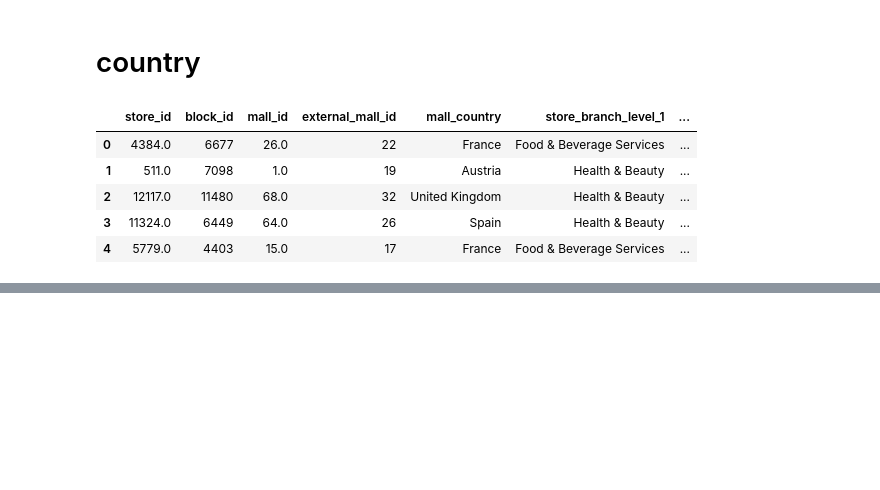
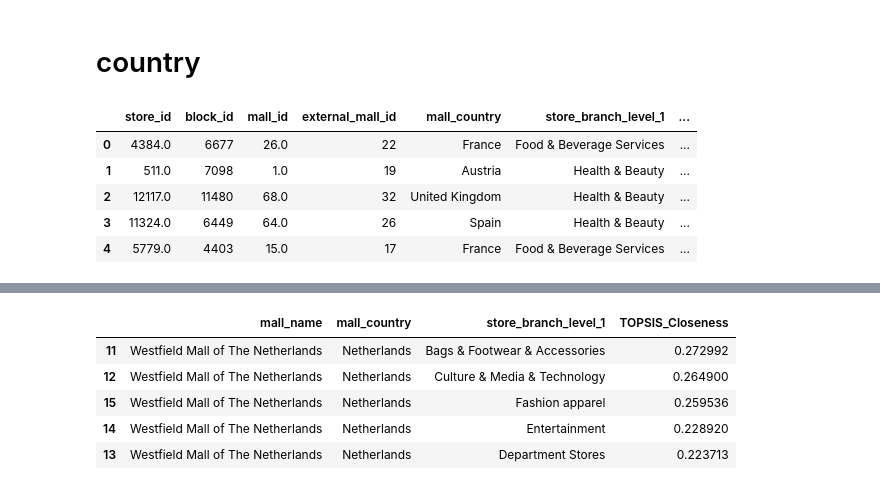
Before and after one commit to JokyHub/Data-Challenge-URW-HEC, a Jupyter notebook: notebooks/performance_analysis.ipynb, the cells around one changed output, grey strips where cells are left out. Saved outputs shown, nothing was run; the diff lists cells and outputs as text; code cells hidden in the pictures; blank space fills up the shorter version.

```diff
--- a/notebooks/performance_analysis.ipynb
+++ b/notebooks/performance_analysis.ipynb
@@ -151,0 +221,2 @@ c_results.to_excel('top_branch_store_countries.xlsx', index=False)
+# %%
+rankings_with_mall = rankings_with_mall.loc[rankings_with_mall['mall_name'].isin(set(top_5_malls['mall_name'])), ['mall_name', 'mall_country', 'store_branch_level_1', 'TOPSIS_Closeness']]
@@ -151,0 +235,19 @@ c_results.to_excel('top_branch_store_countries.xlsx', index=False)
+# %%
+rankings_with_mall = rankings_with_mall.loc[rankings_with_mall['store_branch_level_1']!='Other']
+r_m_r = rankings_with_mall.groupby(['mall_name', 'mall_country', 'store_branch_level_1'], as_index=False).mean()
+
+
+mall_top_results = []
+for m in set(top_5_malls['mall_name']):
+    mall_r = r_m_r.loc[r_m_r['mall_name']==m].head(5)
+    mall_r.sort_values(by='TOPSIS_Closeness', ascending=False, inplace=True)
+    mall_top_results.append(mall_r)
+# %%
+mall_top_results[1]
+# %% [output]
+|  | mall_name | mall_country | store_branch_level_1 | TOPSIS_Closeness |
+| 11 | Westfield Mall of The Netherlands | Netherlands | Bags & Footwear & Accessories | 0.272992 |
+| 12 | Westfield Mall of The Netherlands | Netherlands | Culture & Media & Technology | 0.264900 |
+| 15 | Westfield Mall of The Netherlands | Netherlands | Fashion apparel | 0.259536 |
+| 14 | Westfield Mall of The Netherlands | Netherlands | Entertainment | 0.228920 |
+| 13 | Westfield Mall of The Netherlands | Netherlands | Department Stores | 0.223713 |
```
Also changed, not shown: parts of 15 cells of this notebook, 1 other file.
